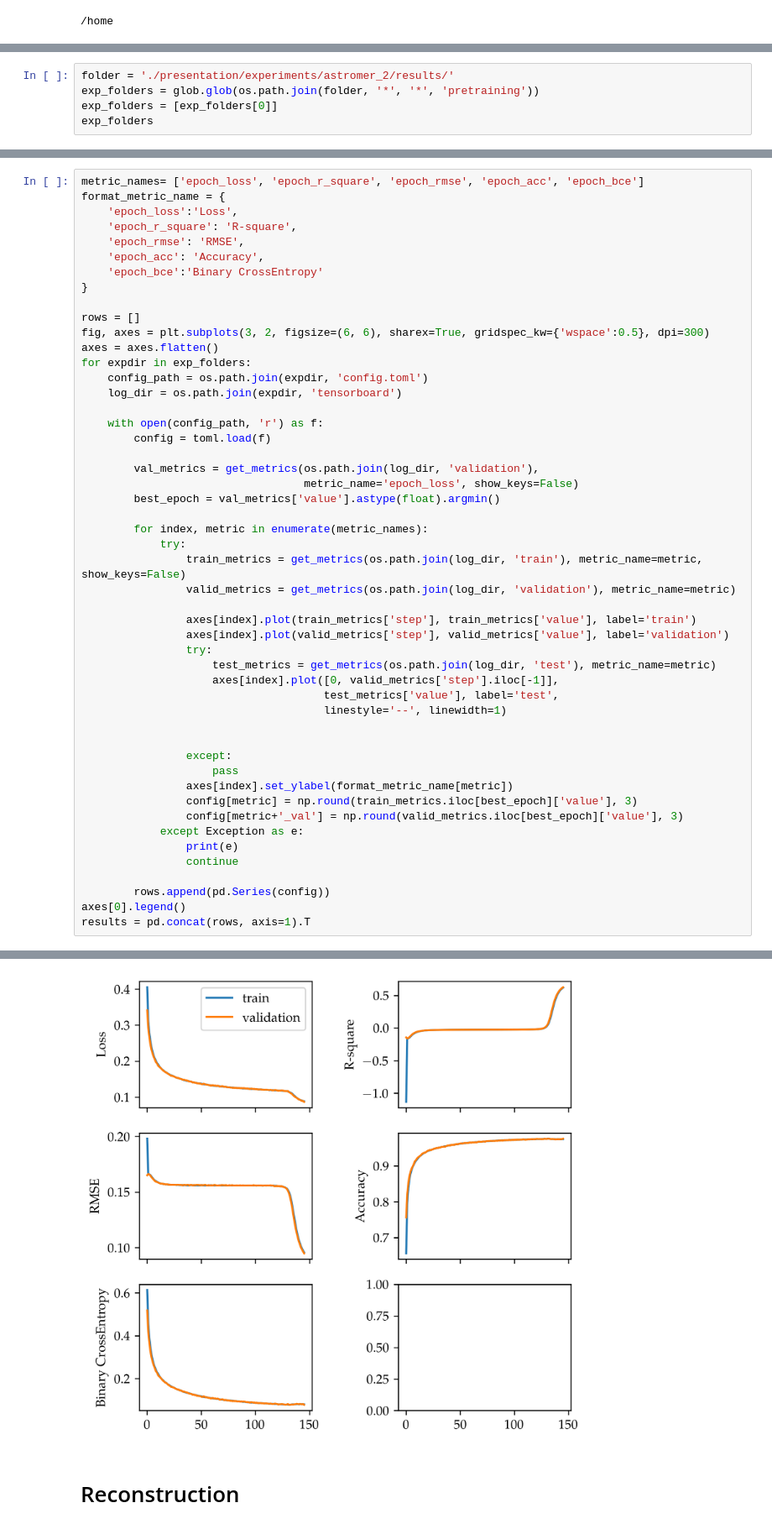
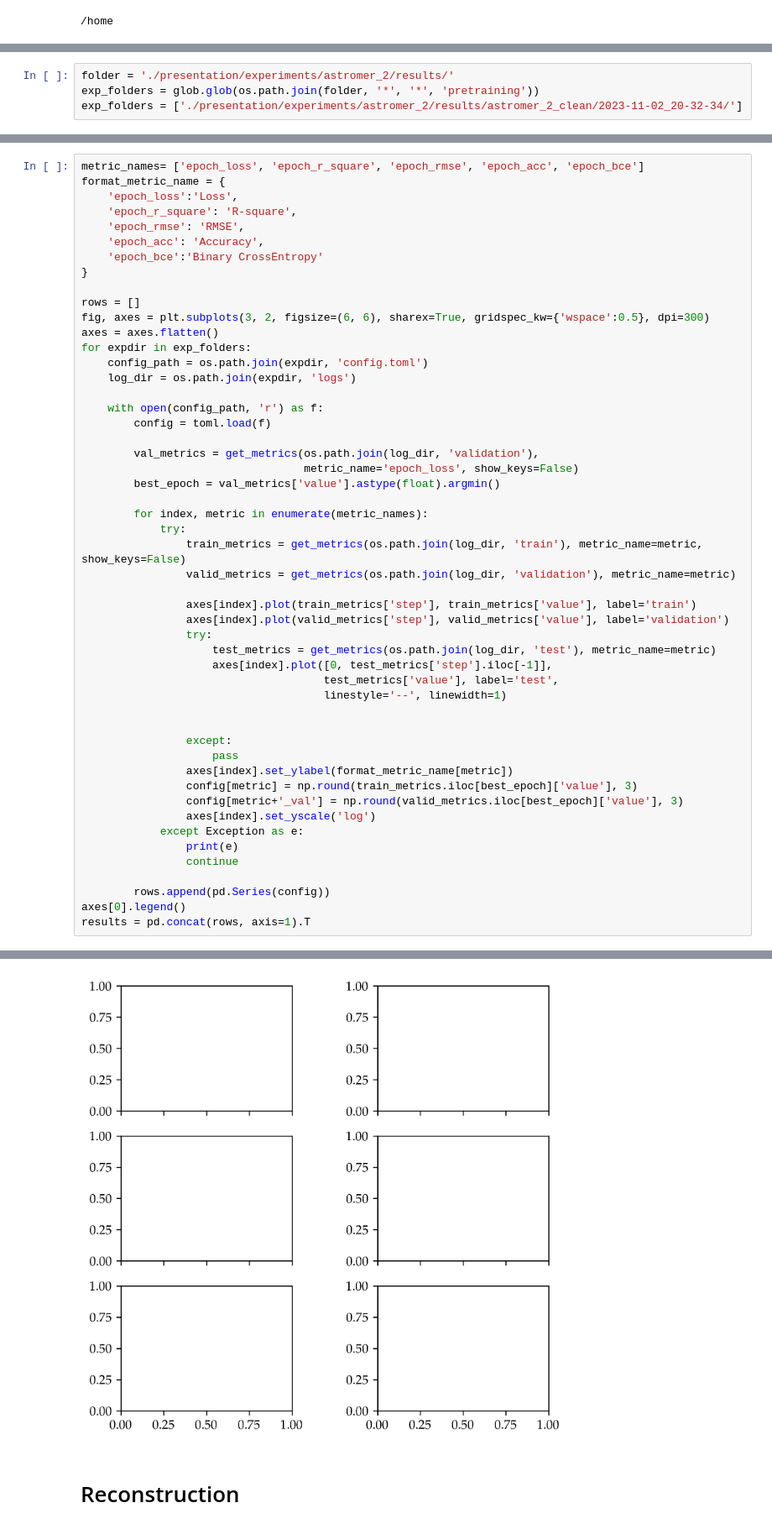
Before and after one commit to cridonoso/astromer, a Jupyter notebook: presentation/experiments/astromer_2/results.ipynb, the cells around one changed output, grey strips where cells are left out. Shown at 84% size. Saved outputs shown, nothing was run; the diff lists cells and outputs as text.

```diff
--- a/presentation/experiments/astromer_2/results.ipynb
+++ b/presentation/experiments/astromer_2/results.ipynb
@@ -41,5 +41,4 @@ The autoreload extension is already loaded. To reload it, use:
 # %%
 folder = './presentation/experiments/astromer_2/results/'
 exp_folders = glob.glob(os.path.join(folder, '*', '*', 'pretraining'))
-exp_folders = [exp_folders[0]]
-exp_folders
+exp_folders = ['./presentation/experiments/astromer_2/results/astromer_2_clean/2023-11-02_20-32-34/']
@@ -60,7 +57,7 @@ fig, axes = plt.subplots(3, 2, figsize=(6, 6), sharex=True, gridspec_kw={'wspace
 axes = axes.flatten()
 for expdir in exp_folders:
     config_path = os.path.join(expdir, 'config.toml')
-    log_dir = os.path.join(expdir, 'tensorboard')
+    log_dir = os.path.join(expdir, 'logs')
 
     with open(config_path, 'r') as f:
         config = toml.load(f)
@@ -78,7 +75,7 @@ for expdir in exp_folders:
                 axes[index].plot(valid_metrics['step'], valid_metrics['value'], label='validation')
                 try:
                     test_metrics = get_metrics(os.path.join(log_dir, 'test'), metric_name=metric)
-                    axes[index].plot([0, valid_metrics['step'].iloc[-1]],
+                    axes[index].plot([0, test_metrics['step'].iloc[-1]],
                                      test_metrics['value'], label='test',
                                      linestyle='--', linewidth=1)
 
@@ -88,6 +85,7 @@ for expdir in exp_folders:
                 axes[index].set_ylabel(format_metric_name[metric])
                 config[metric] = np.round(train_metrics.iloc[best_epoch]['value'], 3)
                 config[metric+'_val'] = np.round(valid_metrics.iloc[best_epoch]['value'], 3)
+                axes[index].set_yscale('log')
             except Exception as e:
                 print(e)
                 continue
@@ -99,4 +98,4 @@ results = pd.concat(rows, axis=1).T
-[figure, old version]
+[figure, new version]
 # %% [markdown]
 # Reconstruction
 # %%
```
Also changed, not shown: parts of 8 cells of this notebook, 10 other files.
